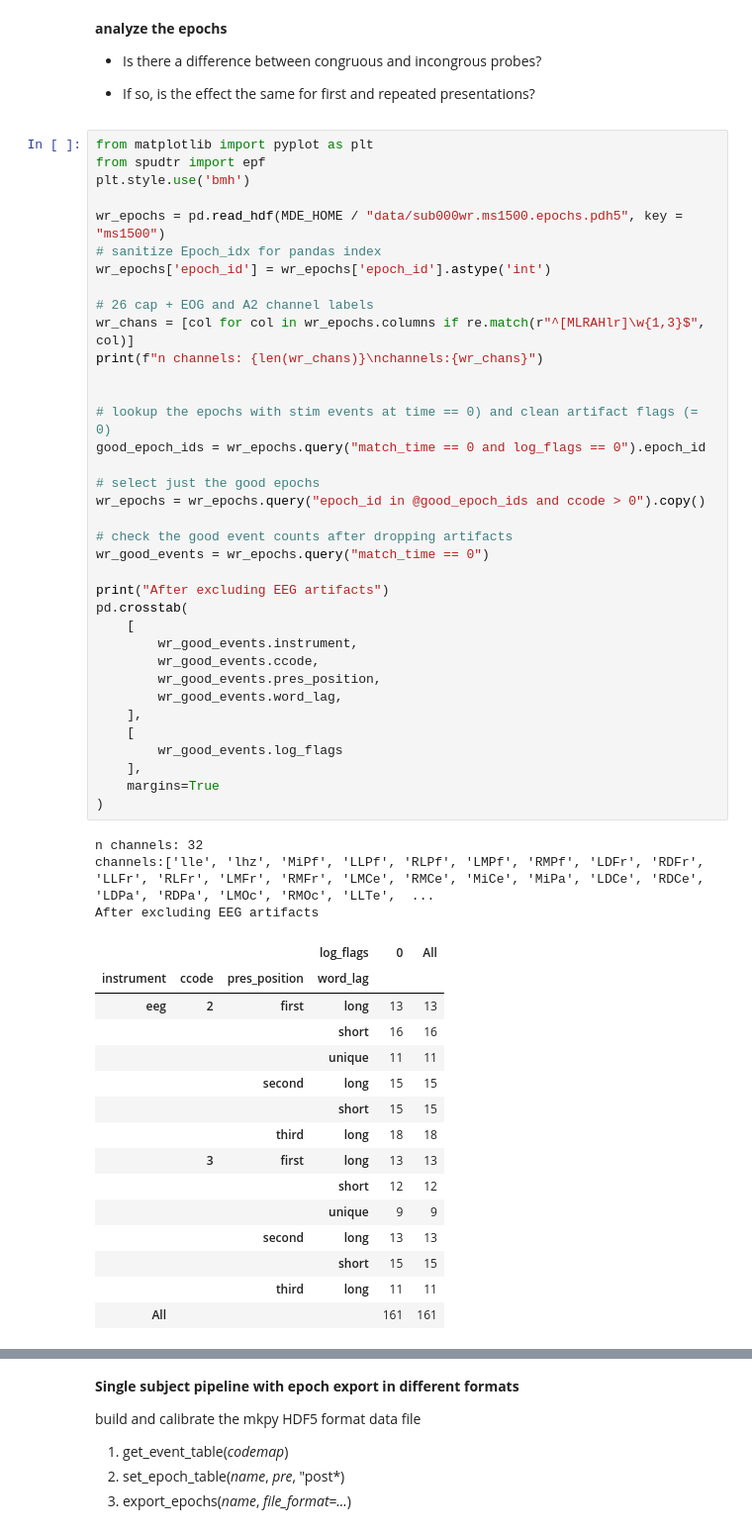
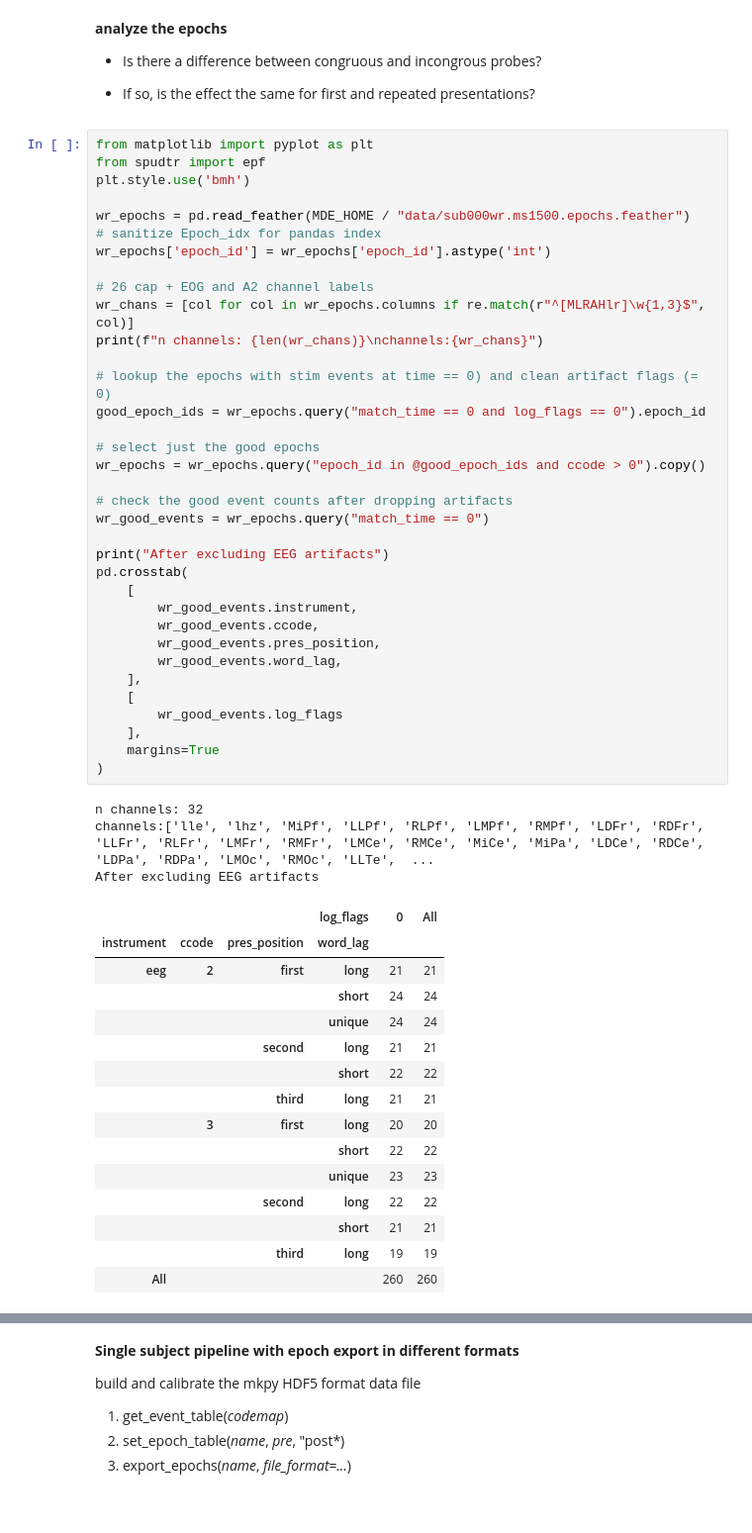
Before and after one commit to turbach/mkpy_data_examples, a Jupyter notebook: docs/source/wr.ipynb, the cells around one changed output, grey strips where cells are left out. Shown at 99% size. Cells and saved outputs as stored; diff of their text form.

```diff
--- a/docs/source/wr.ipynb
+++ b/docs/source/wr.ipynb
@@ -204,56 +218,55 @@ from matplotlib import pyplot as plt
 from spudtr import epf
 plt.style.use('bmh')
 
-wr_epochs = pd.read_hdf(MDE_HOME / "data/sub000wr.ms1500.epochs.pdh5", key = "ms1500")
+wr_epochs = pd.read_feather(MDE_HOME / "data/sub000wr.ms1500.epochs.feather")
 # sanitize Epoch_idx for pandas index
 wr_epochs['epoch_id'] = wr_epochs['epoch_id'].astype('int')
 
 # 26 cap + EOG and A2 channel labels
 wr_chans = [col for col in wr_epochs.columns if re.match(r"^[MLRAHlr]\w{1,3}$", col)]
 print(f"n channels: {len(wr_chans)}\nchannels:{wr_chans}")
-
 
 # lookup the epochs with stim events at time == 0) and clean artifact flags (= 0)
 good_epoch_ids = wr_epochs.query("match_time == 0 and log_flags == 0").epoch_id
 
 # select just the good epochs
 wr_epochs = wr_epochs.query("epoch_id in @good_epoch_ids and ccode > 0").copy()
 
 # check the good event counts after dropping artifacts
 wr_good_events = wr_epochs.query("match_time == 0")
 
 print("After excluding EEG artifacts")
 pd.crosstab(
     [
         wr_good_events.instrument,
         wr_good_events.ccode,
         wr_good_events.pres_position,
         wr_good_events.word_lag,
     ],
     [
         wr_good_events.log_flags
     ],
     margins=True
 )
 # %% [output]
 n channels: 32
 channels:['lle', 'lhz', 'MiPf', 'LLPf', 'RLPf', 'LMPf', 'RMPf', 'LDFr', 'RDFr', 'LLFr', 'RLFr', 'LMFr', 'RMFr', 'LMCe', 'RMCe', 'MiCe', 'MiPa', 'LDCe', 'RDCe', 'LDPa', 'RDPa', 'LMOc', 'RMOc', 'LLTe',  ...
 After excluding EEG artifacts
 |  |  |  | log_flags | 0 | All |
 | instrument | ccode | pres_position | word_lag |  |  |
-| eeg | 2 | first | long | 13 | 13 |
-|  |  |  | short | 16 | 16 |
-|  |  |  | unique | 11 | 11 |
-|  |  | second | long | 15 | 15 |
-|  |  |  | short | 15 | 15 |
-|  |  | third | long | 18 | 18 |
-|  | 3 | first | long | 13 | 13 |
-|  |  |  | short | 12 | 12 |
-|  |  |  | unique | 9 | 9 |
-|  |  | second | long | 13 | 13 |
-|  |  |  | short | 15 | 15 |
-|  |  | third | long | 11 | 11 |
-| All |  |  |  | 161 | 161 |
+| eeg | 2 | first | long | 21 | 21 |
+|  |  |  | short | 24 | 24 |
+|  |  |  | unique | 24 | 24 |
+|  |  | second | long | 21 | 21 |
+|  |  |  | short | 22 | 22 |
+|  |  | third | long | 21 | 21 |
+|  | 3 | first | long | 20 | 20 |
+|  |  |  | short | 22 | 22 |
+|  |  |  | unique | 23 | 23 |
+|  |  | second | long | 22 | 22 |
+|  |  |  | short | 21 | 21 |
+|  |  | third | long | 19 | 19 |
+| All |  |  |  | 260 | 260 |
 # %%
 midline = ["MiPf", "MiCe", "MiPa", "MiOc"]
 
```
Also changed, not shown: parts of 8 cells of this notebook, 5 other files.
